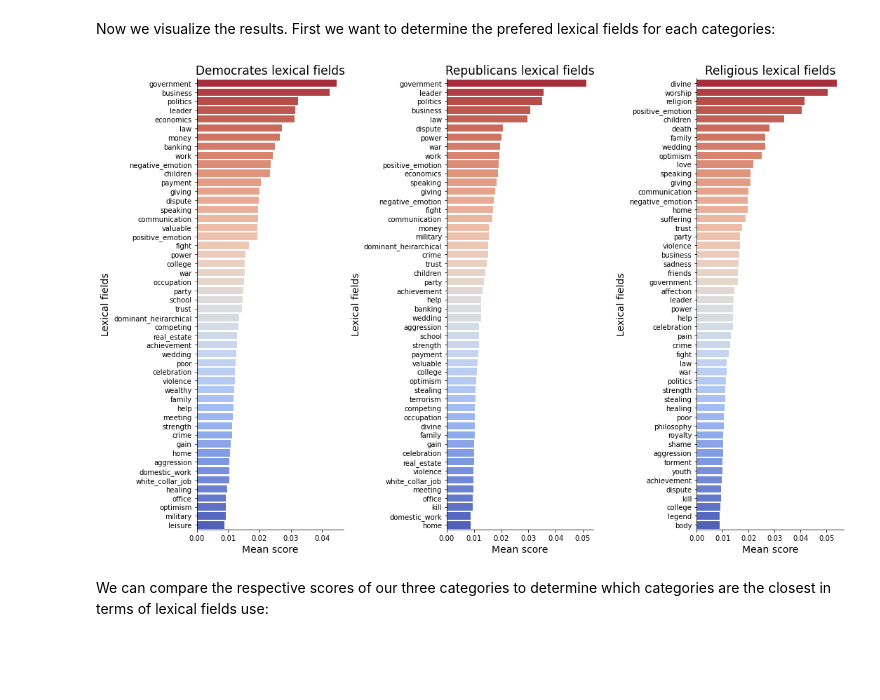
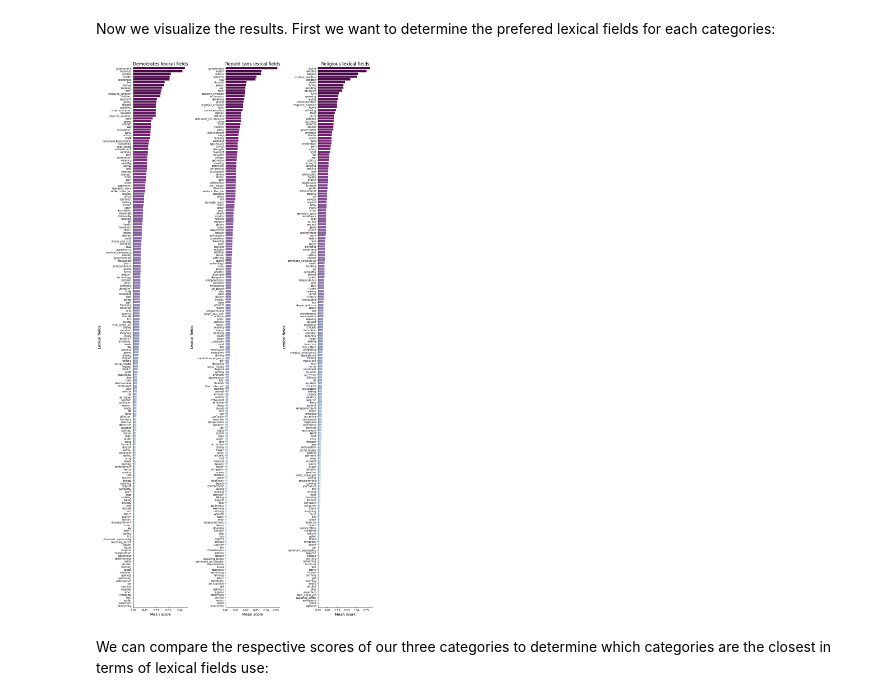
Before and after one commit to paulmoreau40/Applied-Data-Analysis-project-EPFL, a Jupyter notebook: src/Milestone_3.ipynb, the cells around one changed output. Cells and saved outputs as stored; diff of their text form; code cells hidden in the pictures; blank space fills up the shorter version.

```diff
--- a/src/Milestone_3.ipynb
+++ b/src/Milestone_3.ipynb
@@ -547,41 +565,41 @@ Now we visualize the results. First we want to determine the prefered lexical fi
 temp_df = categories_df.copy().T
 temp_df.reset_index(inplace=True)
 
-fig, ax = plt.subplots(1,3, figsize=(15, 10))
+fig, ax = plt.subplots(1,3, figsize=(15, 30)) #10
 
-palette = sns.color_palette("coolwarm", n_colors = len(temp_df[0:50]))
+palette = sns.color_palette("BuPu", n_colors = len(temp_df)) #temp_df[0:50] ,"light:#4d014c" , as_cmap=True
 palette.reverse()
 
 temp_df = temp_df.sort_values(by=['Democrates'],  ascending=False)
-sns.barplot(x = 'Democrates', y = 'index', data=temp_df[0:50], ax = ax[0], palette = palette)
+sns.barplot(x = 'Democrates', y = 'index', data=temp_df, ax = ax[0], palette = palette)
 ax[0].set_title("Democrates lexical fields", fontsize = 17)
 ax[0].set_xlabel("Mean score", fontsize = 14)
 ax[0].set_ylabel("Lexical fields", fontsize = 14)
 ax[0].spines['right'].set_visible(False)
 ax[0].spines['top'].set_visible(False)
 
 temp_df = temp_df.sort_values(by=['Republicans'],  ascending=False)
-sns.barplot(x = 'Republicans', y = 'index', data=temp_df[0:50], ax = ax[1], palette = palette)
+sns.barplot(x = 'Republicans', y = 'index', data=temp_df, ax = ax[1], palette = palette)
 ax[1].set_title("Republicans lexical fields", fontsize = 17)
 ax[1].set_xlabel("Mean score", fontsize = 14)
 ax[1].set_ylabel("Lexical fields", fontsize = 14)
 ax[1].spines['right'].set_visible(False)
 ax[1].spines['top'].set_visible(False)
 
 temp_df = temp_df.sort_values(by=['Religious'],  ascending=False)
-sns.barplot(x = 'Religious', y = 'index', data=temp_df[0:50], ax = ax[2], palette = palette)
+sns.barplot(x = 'Religious', y = 'index', data=temp_df, ax = ax[2], palette = palette)
 ax[2].set_title("Religious lexical fields", fontsize = 17)
 ax[2].set_xlabel("Mean score", fontsize = 14)
 ax[2].set_ylabel("Lexical fields", fontsize = 14)
 ax[2].spines['right'].set_visible(False)
 ax[2].spines['right'].set_visible(False)
 ax[2].spines['top'].set_visible(False)
 
 fig.tight_layout(h_pad=2)
 
 plt.savefig('../output/Top_lexical_fields_each_category.jpg', dpi = 500)
 # %% [output]
-[figure, old version]
+[figure, new version]
 # %% [markdown]
 We can compare the respective scores of our three categories to determine which categories are the closest in terms of lexical fields use:
 # %%
```
Also changed, not shown: parts of 82 cells of this notebook.
